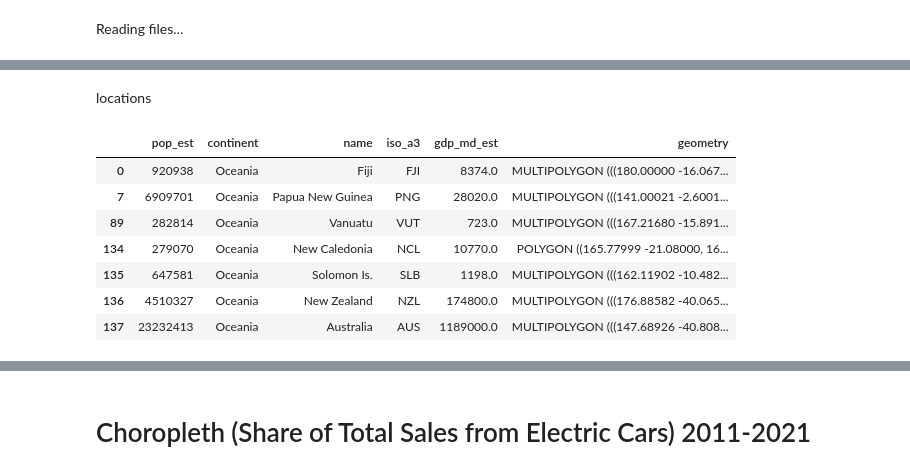
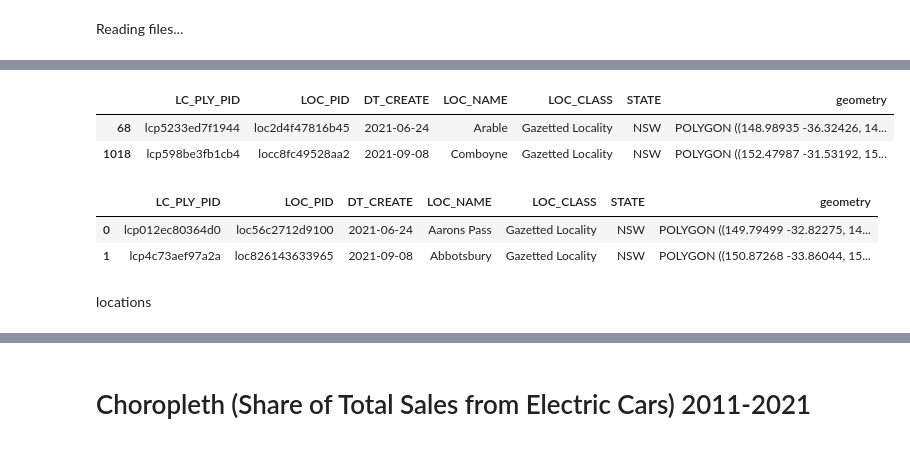
Before and after one commit to aaroln/ev, a Jupyter notebook: presentation.ipynb, the cells around one changed output, grey strips where cells are left out. Saved outputs shown, nothing was run; the diff lists cells and outputs as text; code cells hidden in the pictures.

```diff
--- a/presentation.ipynb
+++ b/presentation.ipynb
@@ -70,3 +51,19 @@ loc
+# %%
+burbs = gpd.GeoDataFrame.from_file('NOV21_NSW_LOC_POLYGON_shp')
+burbs.set_crs(epsg=5234, inplace=True, allow_override=True)
+burbs.sample(2)
+# %% [output]
+|  | LC_PLY_PID | LOC_PID | DT_CREATE | LOC_NAME | LOC_CLASS | STATE | geometry |
+| 68 | lcp5233ed7f1944 | loc2d4f47816b45 | 2021-06-24 | Arable | Gazetted Locality | NSW | POLYGON ((148.98935 -36.32426, 14... |
+| 1018 | lcp598be3fb1cb4 | locc8fc49528aa2 | 2021-09-08 | Comboyne | Gazetted Locality | NSW | POLYGON ((152.47987 -31.53192, 15... |
+# %%
+cols_to_drop = ["NSW_LOCA_1", "NSW_LOCA_3", "NSW_LOCA_4","NSW_LOCA_5","NSW_LOCA_7", "DT_RETIRE"]
+burbs.drop(cols_to_drop, axis=1, inplace=True, errors="ignore")
+burbs.head(2)
+# %% [output]
+|  | LC_PLY_PID | LOC_PID | DT_CREATE | LOC_NAME | LOC_CLASS | STATE | geometry |
+| 0 | lcp012ec80364d0 | loc56c2712d9100 | 2021-06-24 | Aarons Pass | Gazetted Locality | NSW | POLYGON ((149.79499 -32.82275, 14... |
+| 1 | lcp4c73aef97a2a | loc826143633965 | 2021-09-08 | Abbotsbury | Gazetted Locality | NSW | POLYGON ((150.87268 -33.86044, 15... |
 # %% [markdown]
 locations
 # %%
@@ -77,16 +74,5 @@ world = gpd.read_file(gpd.datasets.get_path('naturalearth_lowres'))
 w = world.continent == 'Oceania'
 
 world = world[w]
-
-world
-# %% [output]
-|  | pop_est | continent | name | iso_a3 | gdp_md_est | geometry |
-| 0 | 920938 | Oceania | Fiji | FJI | 8374.0 | MULTIPOLYGON (((180.00000 -16.067... |
-| 7 | 6909701 | Oceania | Papua New Guinea | PNG | 28020.0 | MULTIPOLYGON (((141.00021 -2.6001... |
-| 89 | 282814 | Oceania | Vanuatu | VUT | 723.0 | MULTIPOLYGON (((167.21680 -15.891... |
-| 134 | 279070 | Oceania | New Caledonia | NCL | 10770.0 | POLYGON ((165.77999 -21.08000, 16... |
-| 135 | 647581 | Oceania | Solomon Is. | SLB | 1198.0 | MULTIPOLYGON (((162.11902 -10.482... |
-| 136 | 4510327 | Oceania | New Zealand | NZL | 174800.0 | MULTIPOLYGON (((176.88582 -40.065... |
-| 137 | 23232413 | Oceania | Australia | AUS | 1189000.0 | MULTIPOLYGON (((147.68926 -40.808... |
 # %%
 
```
Also changed, not shown: parts of 4 cells of this notebook, 5 other files.
